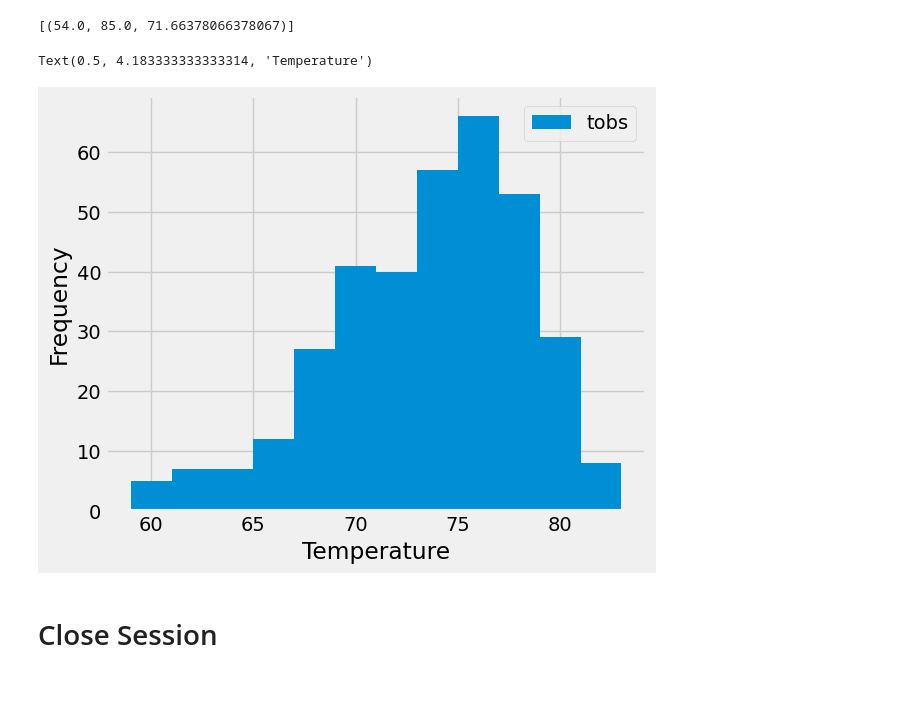
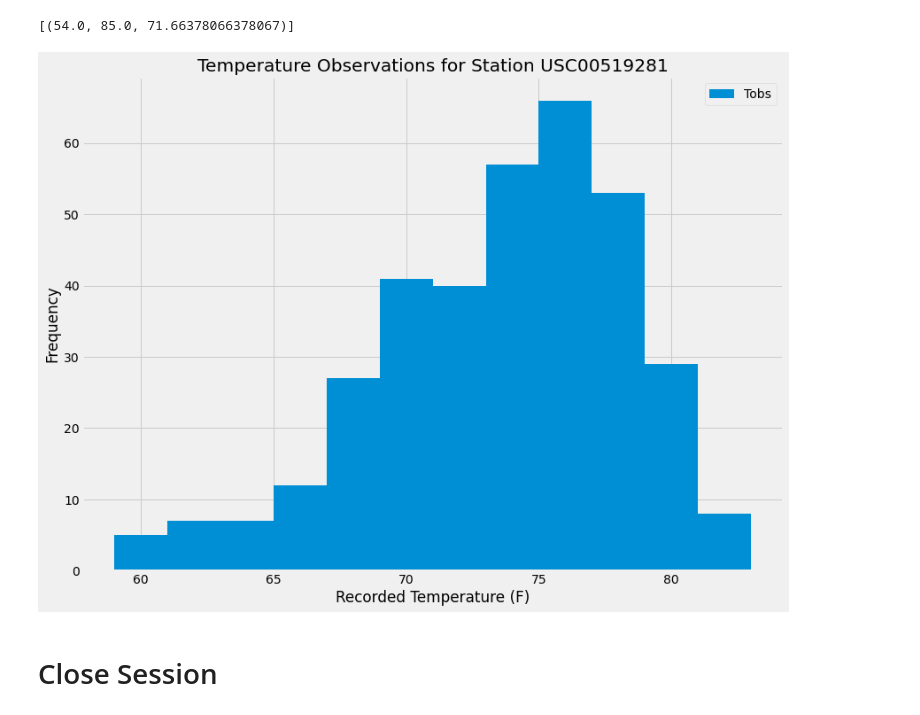
Before and after one commit to TheEvilSombrero/Module-10-Challenge, a Jupyter notebook: SurfsUp/climate_starter.ipynb, the cells around one changed output. Drawn from its saved outputs; the diff is of its cells as text; code cells hidden in the pictures; blank space fills up the shorter version.

```diff
--- a/SurfsUp/climate_starter.ipynb
+++ b/SurfsUp/climate_starter.ipynb
@@ -138,6 +115,10 @@ rain_summary_df.describe()
 # %%
 # Design a query to find the most active stations (i.e. which stations have the most rows?)
 # List the stations and their counts in descending order.
+most_active_stations = session.query(Measurement.station, func.count(Measurement.station)).\
+                                    group_by(Measurement.station).\
+                                    order_by(func.count(Measurement.station).desc()).all()
+most_active_stations
 # %% [output]
 [('USC00519281', 2772),
  ('USC00519397', 2724),
@@ -150,14 +131,30 @@ rain_summary_df.describe()
  ('USC00518838', 511)]
 # %%
 # Using the most active station id from the previous query, calculate the lowest, highest, and average temperature.
+most_active_station = most_active_stations[0][0]
+session.query(func.min(Measurement.tobs), func.max(Measurement.tobs), func.avg(Measurement.tobs)).\
+                filter(Measurement.station == most_active_station).all()
 # %% [output]
 [(54.0, 85.0, 71.66378066378067)]
 # %%
 # Using the most active station id
 # Query the last 12 months of temperature observation data for this station and plot the results as a histogram
+most_active_station_results = session.query(Measurement.station, Measurement.tobs).\
+                            filter(Measurement.station == most_active_station).\
+                            filter(Measurement.date >= one_year_ago).all()
+most_active_station_results_df = pd.DataFrame(most_active_station_results, columns = ["Station", "Tobs"])
+most_active_station_results_df = most_active_station_results_df.set_index('Station')
+most_active_station_results_df
+
+most_active_station_results_df.plot(kind="hist", bins=12, figsize=(12, 9))
+plt.title(f"Temperature Observations for Station {most_active_station}")
+plt.xlabel("Recorded Temperature (F)")
+plt.ylabel("Frequency")
+
+plt.tight_layout()
+plt.show()
 # %% [output]
-Text(0.5, 4.183333333333314, 'Temperature')
-[figure, old version]
+[figure, new version]
 # %% [markdown]
 # Close Session
 # %%
```
Also changed, not shown: parts of 5 cells of this notebook.
